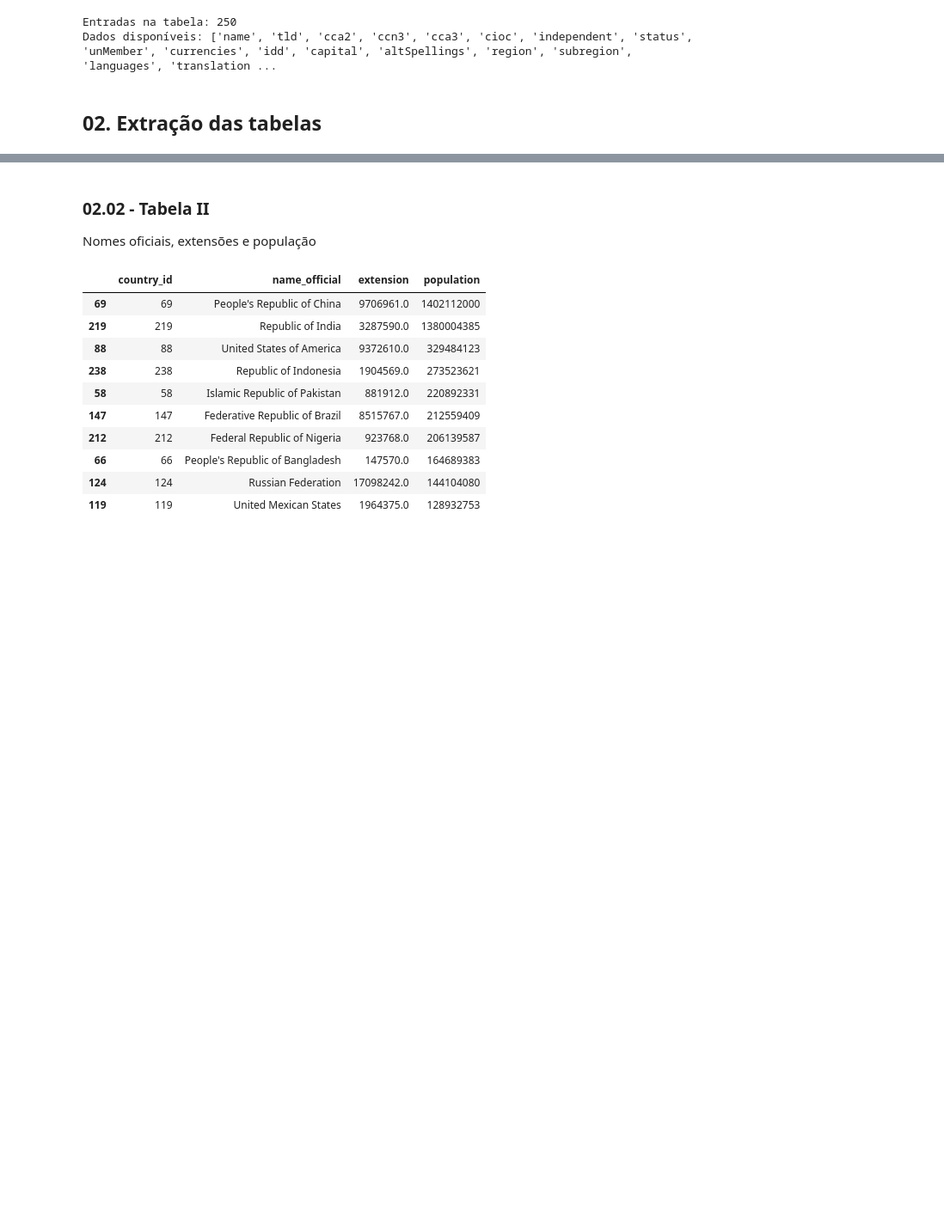
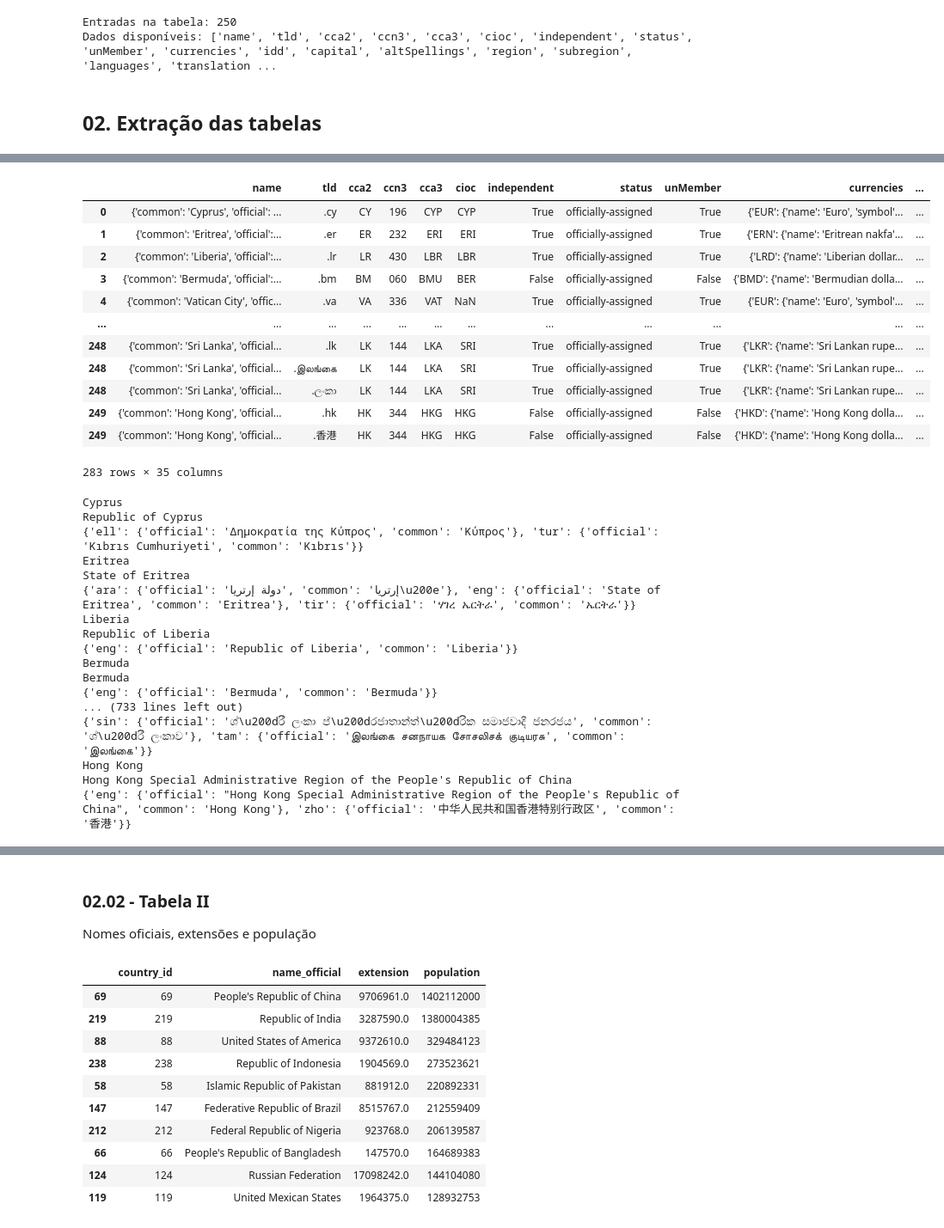
Before and after one commit to vidalgui/aula_git, a Jupyter notebook: Projeto Final/extract_restcountries.ipynb, the cells around one changed output, grey strips where cells are left out. Shown: that part at 86% size. Drawn from its saved outputs; the diff is of its cells as text; code cells hidden in the pictures; blank space fills up the shorter version.

```diff
--- a/Projeto Final/extract_restcountries.ipynb
+++ b/Projeto Final/extract_restcountries.ipynb
@@ -72,0 +163,37 @@ Dados disponíveis: ['name', 'tld', 'cca2', 'ccn3', 'cca3', 'cioc', 'independent
+# %%
+display(df_total.explode("tld")
+)
+for i in df["name"].keys():
+    for key in df["name"][i]:
+        print(df["name"][i][key])
+# %% [output]
+|  | name | tld | cca2 | ccn3 | cca3 | cioc | independent | status | unMember | currencies | ... |
+| 0 | {'common': 'Cyprus', 'official': ... | .cy | CY | 196 | CYP | CYP | True | officially-assigned | True | {'EUR': {'name': 'Euro', 'symbol'... | ... |
+| 1 | {'common': 'Eritrea', 'official':... | .er | ER | 232 | ERI | ERI | True | officially-assigned | True | {'ERN': {'name': 'Eritrean nakfa'... | ... |
+| 2 | {'common': 'Liberia', 'official':... | .lr | LR | 430 | LBR | LBR | True | officially-assigned | True | {'LRD': {'name': 'Liberian dollar... | ... |
+| 3 | {'common': 'Bermuda', 'official':... | .bm | BM | 060 | BMU | BER | False | officially-assigned | False | {'BMD': {'name': 'Bermudian dolla... | ... |
+| 4 | {'common': 'Vatican City', 'offic... | .va | VA | 336 | VAT | NaN | True | officially-assigned | True | {'EUR': {'name': 'Euro', 'symbol'... | ... |
+| ... | ... | ... | ... | ... | ... | ... | ... | ... | ... | ... | ... |
+| 248 | {'common': 'Sri Lanka', 'official... | .lk | LK | 144 | LKA | SRI | True | officially-assigned | True | {'LKR': {'name': 'Sri Lankan rupe... | ... |
+| 248 | {'common': 'Sri Lanka', 'official... | .இலங்கை | LK | 144 | LKA | SRI | True | officially-assigned | True | {'LKR': {'name': 'Sri Lankan rupe... | ... |
+| 248 | {'common': 'Sri Lanka', 'official... | .ලංකා | LK | 144 | LKA | SRI | True | officially-assigned | True | {'LKR': {'name': 'Sri Lankan rupe... | ... |
+| 249 | {'common': 'Hong Kong', 'official... | .hk | HK | 344 | HKG | HKG | False | officially-assigned | False | {'HKD': {'name': 'Hong Kong dolla... | ... |
+| 249 | {'common': 'Hong Kong', 'official... | .香港 | HK | 344 | HKG | HKG | False | officially-assigned | False | {'HKD': {'name': 'Hong Kong dolla... | ... |
+283 rows × 35 columns
+Cyprus
+Republic of Cyprus
+{'ell': {'official': 'Δημοκρατία της Κύπρος', 'common': 'Κύπρος'}, 'tur': {'official': 'Kıbrıs Cumhuriyeti', 'common': 'Kıbrıs'}}
+Eritrea
+State of Eritrea
+{'ara': {'official': 'دولة إرتريا', 'common': 'إرتريا\u200e'}, 'eng': {'official': 'State of Eritrea', 'common': 'Eritrea'}, 'tir': {'official': 'ሃገረ ኤርትራ', 'common': 'ኤርትራ'}}
+Liberia
+Republic of Liberia
+{'eng': {'official': 'Republic of Liberia', 'common': 'Liberia'}}
+Bermuda
+Bermuda
+{'eng': {'official': 'Bermuda', 'common': 'Bermuda'}}
+... (733 lines left out)
+{'sin': {'official': 'ශ්\u200dරී ලංකා ප්\u200dරජාතාන්ත්\u200dරික සමාජවාදී ජනරජය', 'common': 'ශ්\u200dරී ලංකාව'}, 'tam': {'official': 'இலங்கை சனநாயக சோசலிசக் குடியரசு', 'common': 'இலங்கை'}}
+Hong Kong
+Hong Kong Special Administrative Region of the People's Republic of China
+{'eng': {'official': "Hong Kong Special Administrative Region of the People's Republic of China", 'common': 'Hong Kong'}, 'zho': {'official': '中华人民共和国香港特别行政区', 'common': '香港'}}
```
Also changed, not shown: parts of 16 cells of this notebook, 3 other files.
